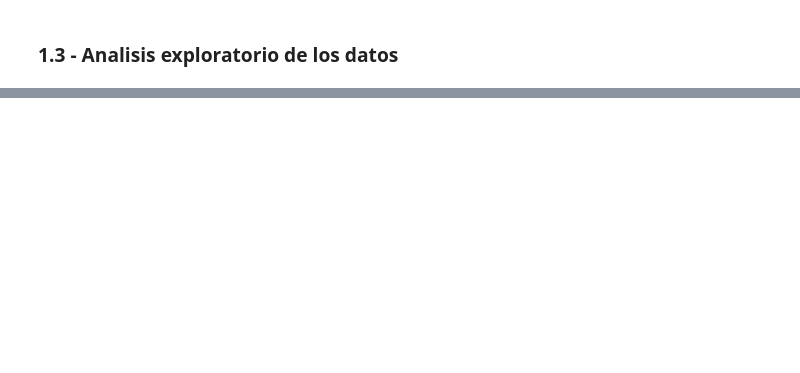
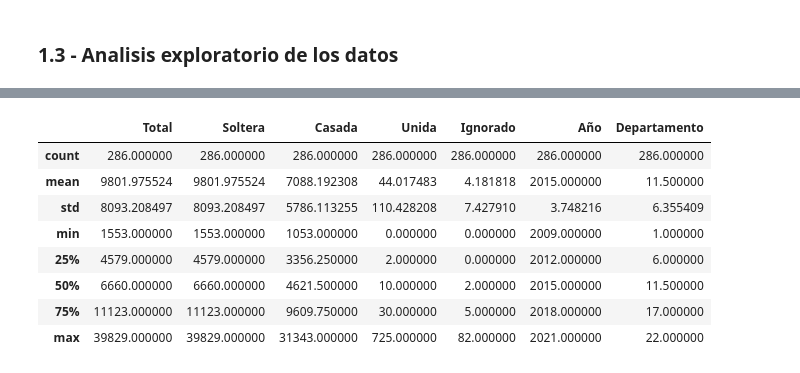
Before and after one commit to aleg001/Proyecto1-MD, a Jupyter notebook: Natalidad.ipynb, the cells around one changed output, grey strips where cells are left out. Cells and saved outputs as stored; diff of their text form; code cells hidden in the pictures; blank space fills up the shorter version.

```diff
--- a/Natalidad.ipynb
+++ b/Natalidad.ipynb
@@ -145,0 +189,13 @@ df_merged.tail(10)
+# %%
+# Se muestran datos estadisticos preliminares
+df_merged.describe()
+# %% [output]
+|  | Total | Soltera | Casada | Unida | Ignorado | Año | Departamento |
+| count | 286.000000 | 286.000000 | 286.000000 | 286.000000 | 286.000000 | 286.000000 | 286.000000 |
+| mean | 9801.975524 | 9801.975524 | 7088.192308 | 44.017483 | 4.181818 | 2015.000000 | 11.500000 |
+| std | 8093.208497 | 8093.208497 | 5786.113255 | 110.428208 | 7.427910 | 3.748216 | 6.355409 |
+| min | 1553.000000 | 1553.000000 | 1053.000000 | 0.000000 | 0.000000 | 2009.000000 | 1.000000 |
+| 25% | 4579.000000 | 4579.000000 | 3356.250000 | 2.000000 | 0.000000 | 2012.000000 | 6.000000 |
+| 50% | 6660.000000 | 6660.000000 | 4621.500000 | 10.000000 | 2.000000 | 2015.000000 | 11.500000 |
+| 75% | 11123.000000 | 11123.000000 | 9609.750000 | 30.000000 | 5.000000 | 2018.000000 | 17.000000 |
+| max | 39829.000000 | 39829.000000 | 31343.000000 | 725.000000 | 82.000000 | 2021.000000 | 22.000000 |
```
Also changed, not shown: parts of 13 cells of this notebook.
